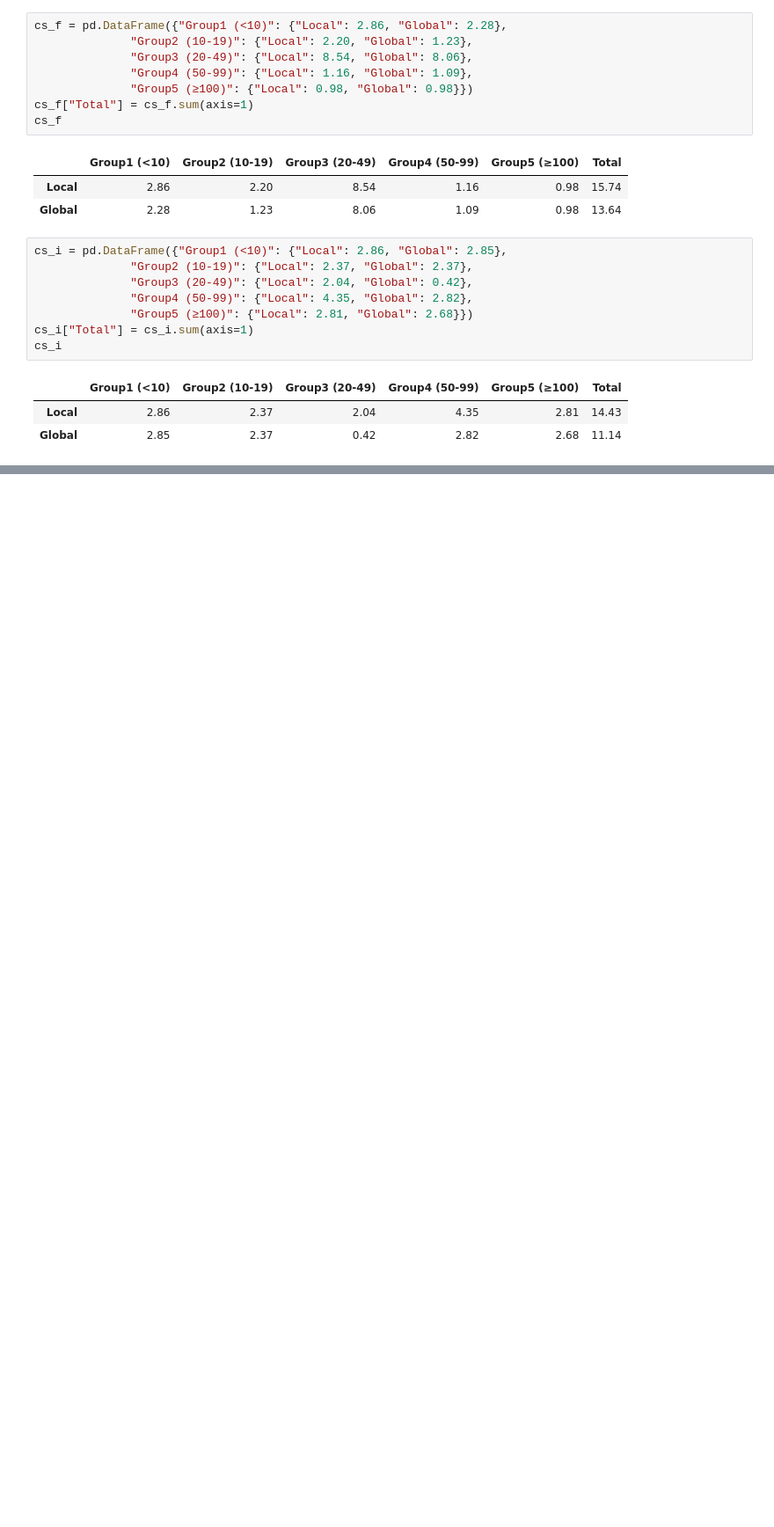
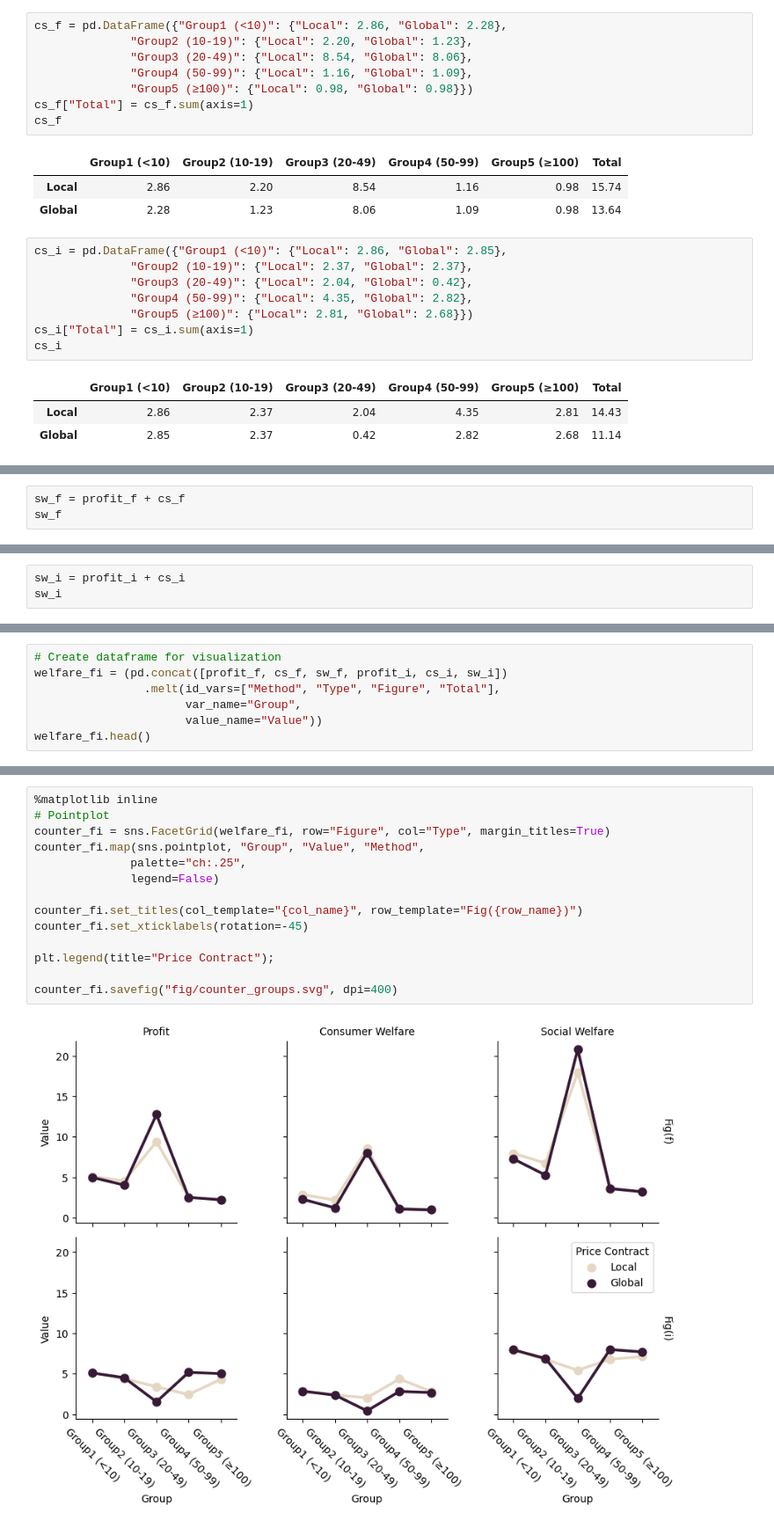
Before and after one commit to wanxii/nonlinear-pricing, a Jupyter notebook: welfare_groups.ipynb, the cells around one changed output, grey strips where cells are left out. Shown: that part at 88% size. Saved outputs shown, nothing was run; the diff lists cells and outputs as text; blank space fills up the shorter version.

Commit message:
Update tables and figures

```diff
--- a/welfare_groups.ipynb
+++ b/welfare_groups.ipynb
@@ -255,0 +297,3 @@ cs_i
+# %%
+sw_f = profit_f + cs_f
+sw_f
@@ -255,0 +304,3 @@ cs_i
+# %%
+sw_i = profit_i + cs_i
+sw_i
@@ -255,0 +355,7 @@ cs_i
+# %%
+# Create dataframe for visualization
+welfare_fi = (pd.concat([profit_f, cs_f, sw_f, profit_i, cs_i, sw_i])
+                .melt(id_vars=["Method", "Type", "Figure", "Total"],
+                      var_name="Group",
+                      value_name="Value"))
+welfare_fi.head()
@@ -255,0 +369,16 @@ cs_i
+# %%
+%matplotlib inline
+# Pointplot
+counter_fi = sns.FacetGrid(welfare_fi, row="Figure", col="Type", margin_titles=True)
+counter_fi.map(sns.pointplot, "Group", "Value", "Method",
+              palette="ch:.25",
+              legend=False)
+
+counter_fi.set_titles(col_template="{col_name}", row_template="Fig({row_name})")
+counter_fi.set_xticklabels(rotation=-45)
+
+plt.legend(title="Price Contract");
+
+counter_fi.savefig("fig/counter_groups.svg", dpi=400)
+# %% [output]
+[figure, added]
```
Also changed, not shown: parts of 27 cells of this notebook.
